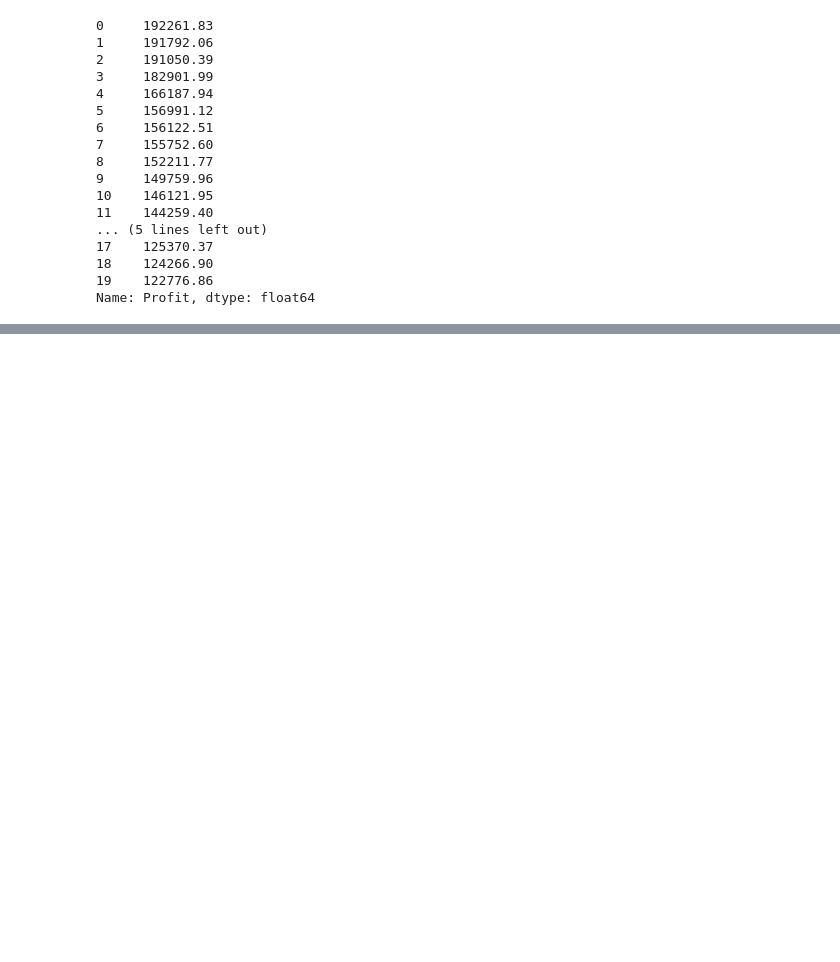
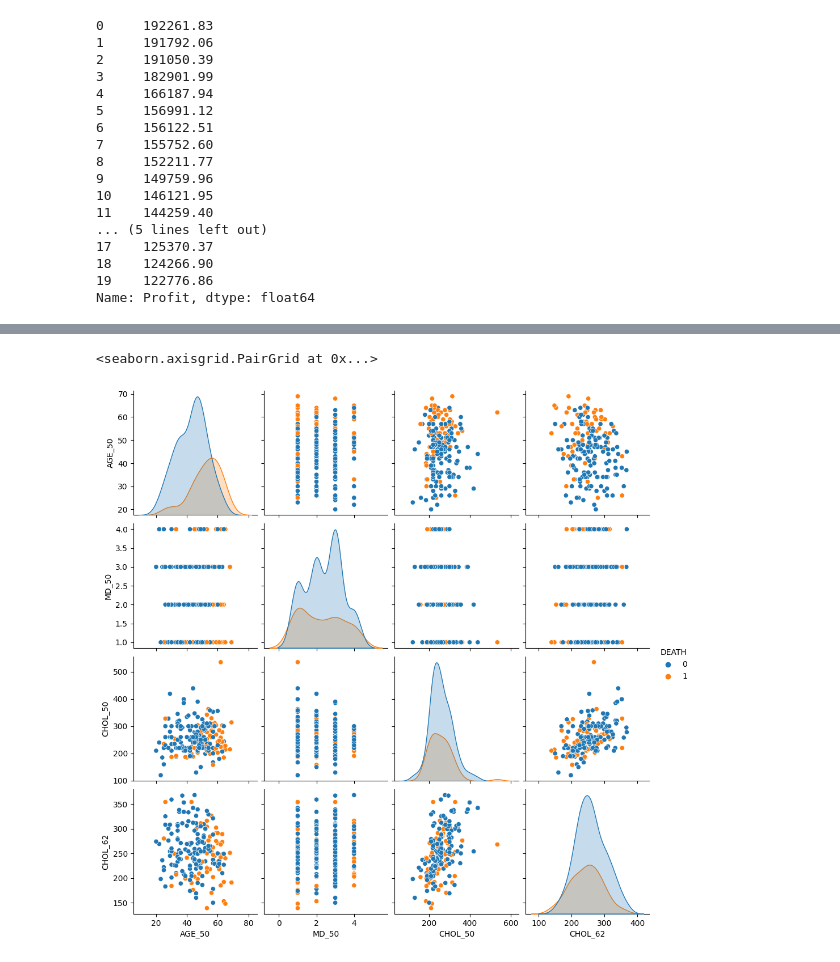
Before and after one commit to ibrahimediz/DeepLearningFundamentals, a Jupyter notebook: Egzersiz/Harun/01_01_Pandas.ipynb, the cells around one changed output, grey strips where cells are left out. Saved outputs shown, nothing was run; the diff lists cells and outputs as text; code cells hidden in the pictures; blank space fills up the shorter version.

```diff
--- a/Egzersiz/Harun/01_01_Pandas.ipynb
+++ b/Egzersiz/Harun/01_01_Pandas.ipynb
@@ -137,0 +130,11 @@ df
+# %%
+import numpy as ns
+import pandas as pd
+import seaborn as sns
+
+df_ornek = pd.read_csv("/workspace/DeepLearningFundamentals/beginner_datasets/heart.csv")
+df_ornek = df_ornek[["AGE_50","MD_50","CHOL_50","CHOL_62","DEATH"]]
+sns.pairplot(df_ornek, hue="DEATH")
+# %% [output]
+<seaborn.axisgrid.PairGrid at 0x...>
+[figure, added]
```
Also changed, not shown: parts of 3 cells of this notebook, 21 other files.
